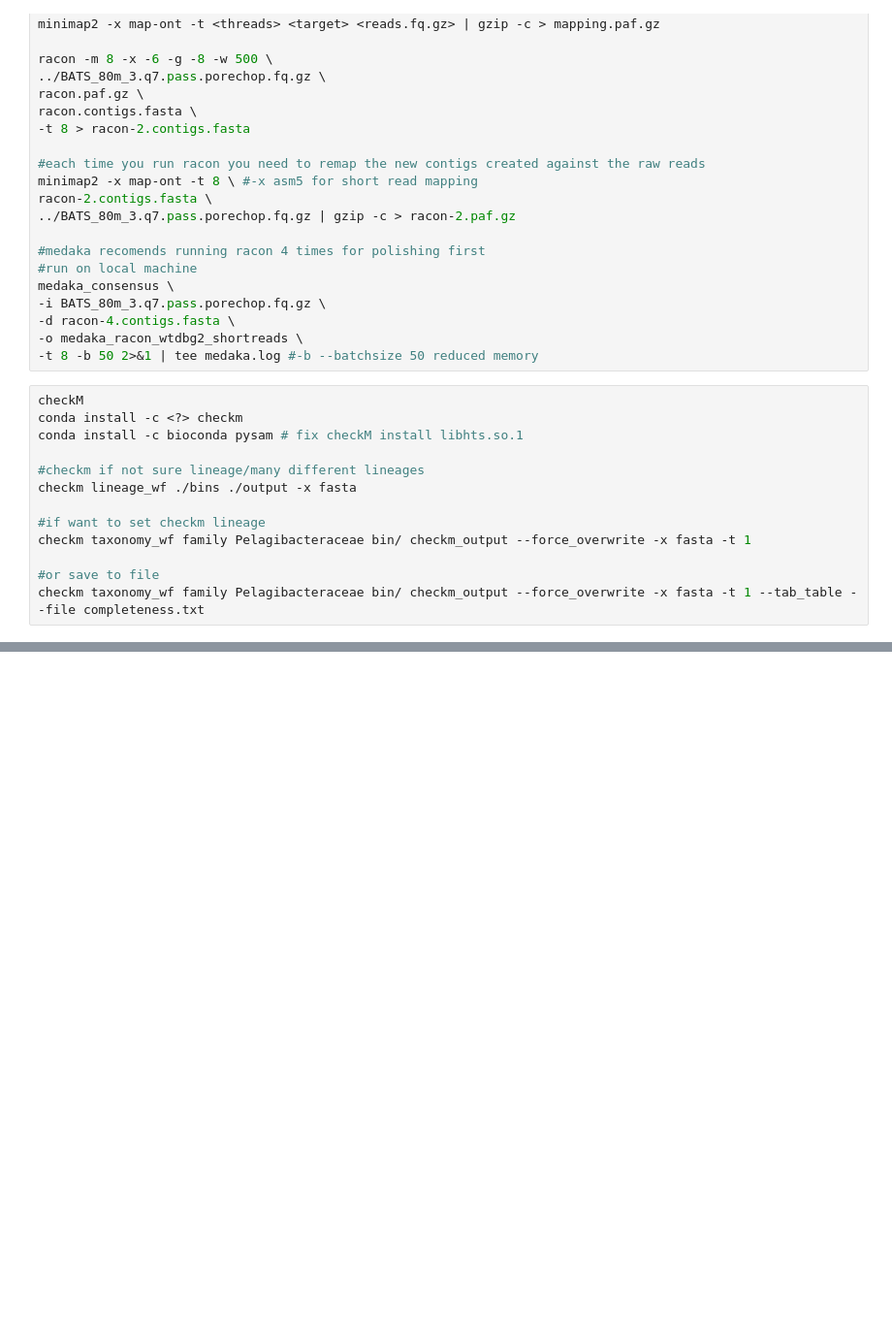
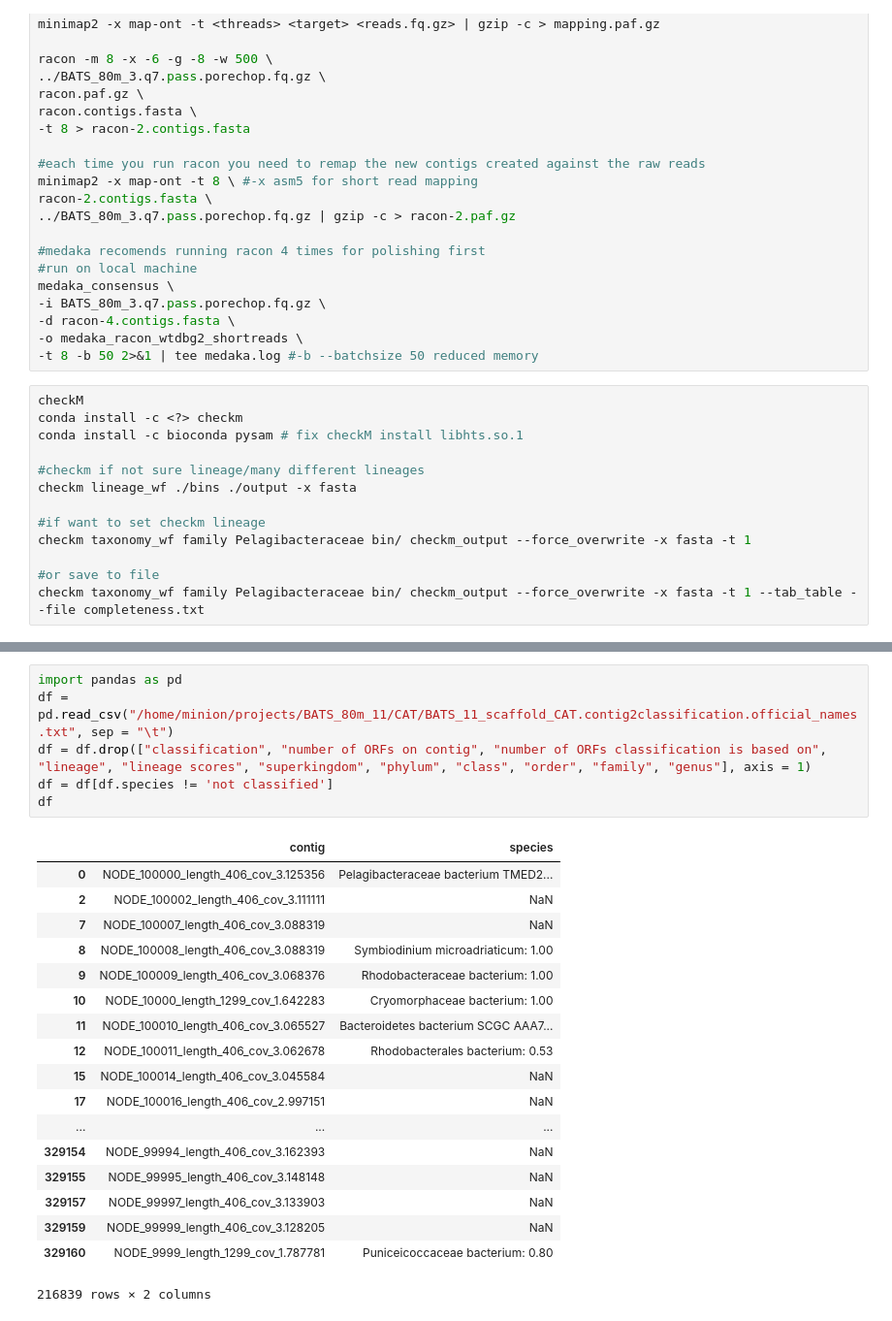
Before and after one commit to ash-bell/Python_notebooks, a Jupyter notebook: Anvi'o scripts.ipynb, the cells around one changed output, grey strips where cells are left out. Shown at 97% size. Cells and saved outputs as stored; diff of their text form; blank space fills up the shorter version.

```diff
--- a/Anvi'o scripts.ipynb
+++ b/Anvi'o scripts.ipynb
@@ -1411,0 +1440,25 @@ checkm taxonomy_wf family Pelagibacteraceae bin/ checkm_output --force_overwrite
+# %%
+import pandas as pd
+df = pd.read_csv("/home/minion/projects/BATS_80m_11/CAT/BATS_11_scaffold_CAT.contig2classification.official_names.txt", sep = "\t")
+df = df.drop(["classification", "number of ORFs on contig", "number of ORFs classification is based on", "lineage", "lineage scores", "superkingdom", "phylum", "class", "order", "family", "genus"], axis = 1)
+df = df[df.species != 'not classified']
+df
+# %% [output]
+|  | contig | species |
+| 0 | NODE_100000_length_406_cov_3.125356 | Pelagibacteraceae bacterium TMED2... |
+| 2 | NODE_100002_length_406_cov_3.111111 | NaN |
+| 7 | NODE_100007_length_406_cov_3.088319 | NaN |
+| 8 | NODE_100008_length_406_cov_3.088319 | Symbiodinium microadriaticum: 1.00 |
+| 9 | NODE_100009_length_406_cov_3.068376 | Rhodobacteraceae bacterium: 1.00 |
+| 10 | NODE_10000_length_1299_cov_1.642283 | Cryomorphaceae bacterium: 1.00 |
+| 11 | NODE_100010_length_406_cov_3.065527 | Bacteroidetes bacterium SCGC AAA7... |
+| 12 | NODE_100011_length_406_cov_3.062678 | Rhodobacterales bacterium: 0.53 |
+| 15 | NODE_100014_length_406_cov_3.045584 | NaN |
+| 17 | NODE_100016_length_406_cov_2.997151 | NaN |
+| ... | ... | ... |
+| 329154 | NODE_99994_length_406_cov_3.162393 | NaN |
+| 329155 | NODE_99995_length_406_cov_3.148148 | NaN |
+| 329157 | NODE_99997_length_406_cov_3.133903 | NaN |
+| 329159 | NODE_99999_length_406_cov_3.128205 | NaN |
+| 329160 | NODE_9999_length_1299_cov_1.787781 | Puniceicoccaceae bacterium: 0.80 |
+216839 rows × 2 columns
```
Also changed, not shown: parts of 5 cells of this notebook, 1 other file.
